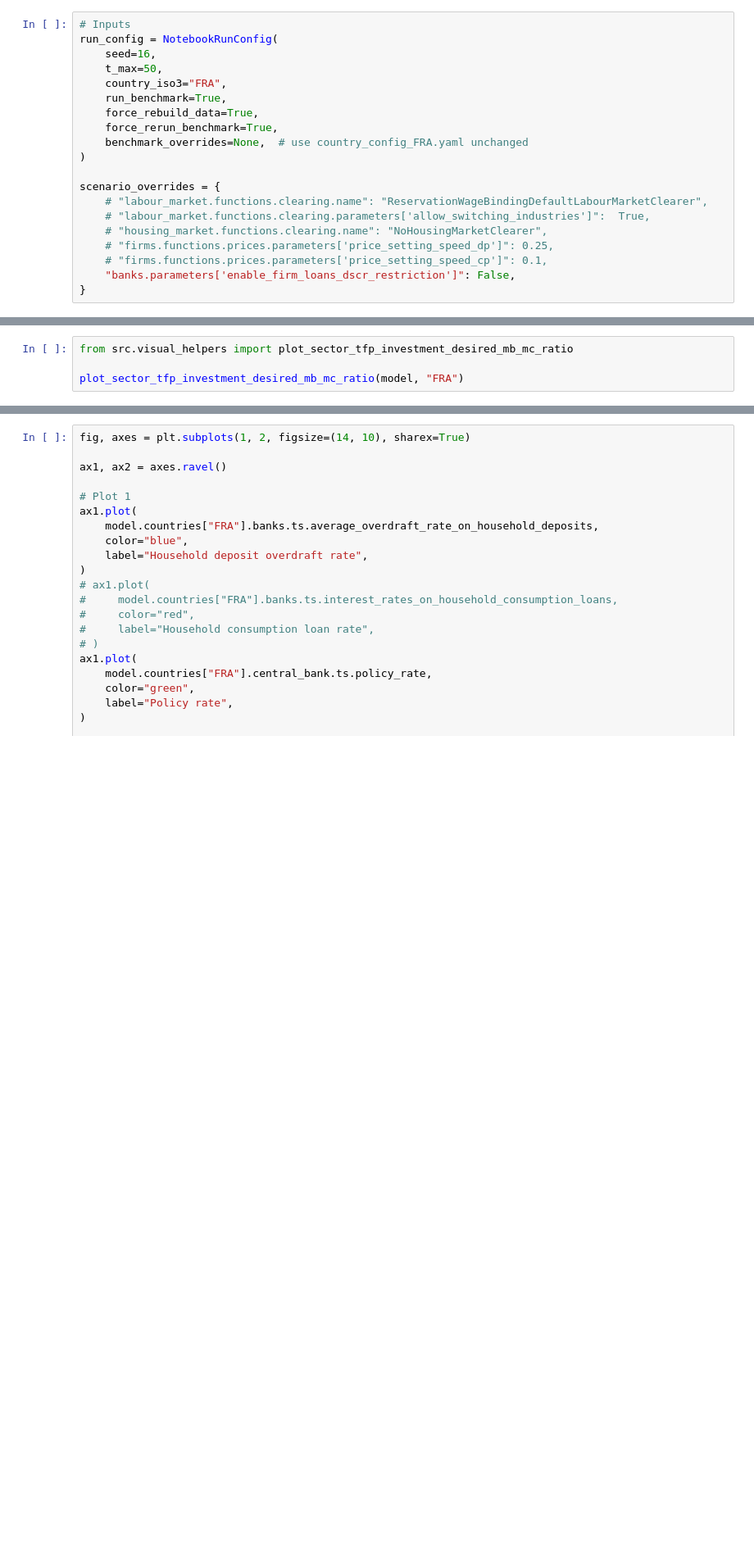
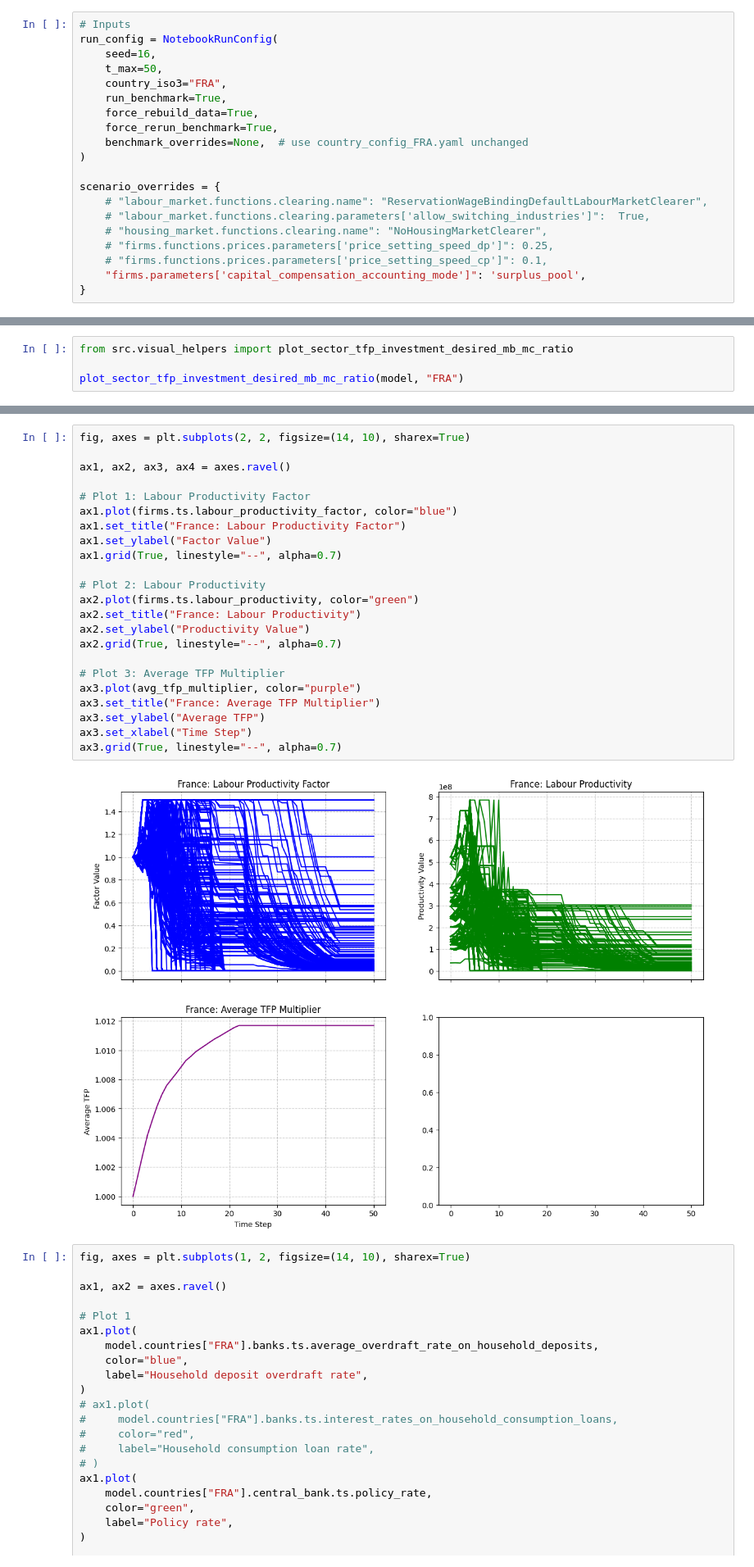
Before and after one commit to INET-Complexity/INET-consumption, a Jupyter notebook: run_model/run_model.ipynb, the cells around one changed output, grey strips where cells are left out. Shown at 82% size. Drawn from its saved outputs; the diff is of its cells as text; blank space fills up the shorter version.

Commit message:
Add credit diagnostics and capital accounting mode

```diff
--- a/run_model/run_model.ipynb
+++ b/run_model/run_model.ipynb
@@ -68,7 +65,7 @@ scenario_overrides = {
     # "housing_market.functions.clearing.name": "NoHousingMarketClearer",
     # "firms.functions.prices.parameters['price_setting_speed_dp']": 0.25,
     # "firms.functions.prices.parameters['price_setting_speed_cp']": 0.1,
-    "banks.parameters['enable_firm_loans_dscr_restriction']": False,
+    "firms.parameters['capital_compensation_accounting_mode']": 'surplus_pool',
 }
 # %%
 # Prepare Data
@@ -299,3 +346,28 @@ model.countries['FRA'].banks.ts.get_keys()
+# %%
+fig, axes = plt.subplots(2, 2, figsize=(14, 10), sharex=True)
+
+ax1, ax2, ax3, ax4 = axes.ravel()
+
+# Plot 1: Labour Productivity Factor
+ax1.plot(firms.ts.labour_productivity_factor, color="blue")
+ax1.set_title("France: Labour Productivity Factor")
+ax1.set_ylabel("Factor Value")
+ax1.grid(True, linestyle="--", alpha=0.7)
+
+# Plot 2: Labour Productivity
+ax2.plot(firms.ts.labour_productivity, color="green")
+ax2.set_title("France: Labour Productivity")
+ax2.set_ylabel("Productivity Value")
+ax2.grid(True, linestyle="--", alpha=0.7)
+
+# Plot 3: Average TFP Multiplier
+ax3.plot(avg_tfp_multiplier, color="purple")
+ax3.set_title("France: Average TFP Multiplier")
+ax3.set_ylabel("Average TFP")
+ax3.set_xlabel("Time Step")
+ax3.grid(True, linestyle="--", alpha=0.7)
+# %% [output]
+[figure, added]
 # %%
 fig, axes = plt.subplots(1, 2, figsize=(14, 10), sharex=True)
 
```
Also changed, not shown: parts of 5 cells of this notebook, 17 other files.
